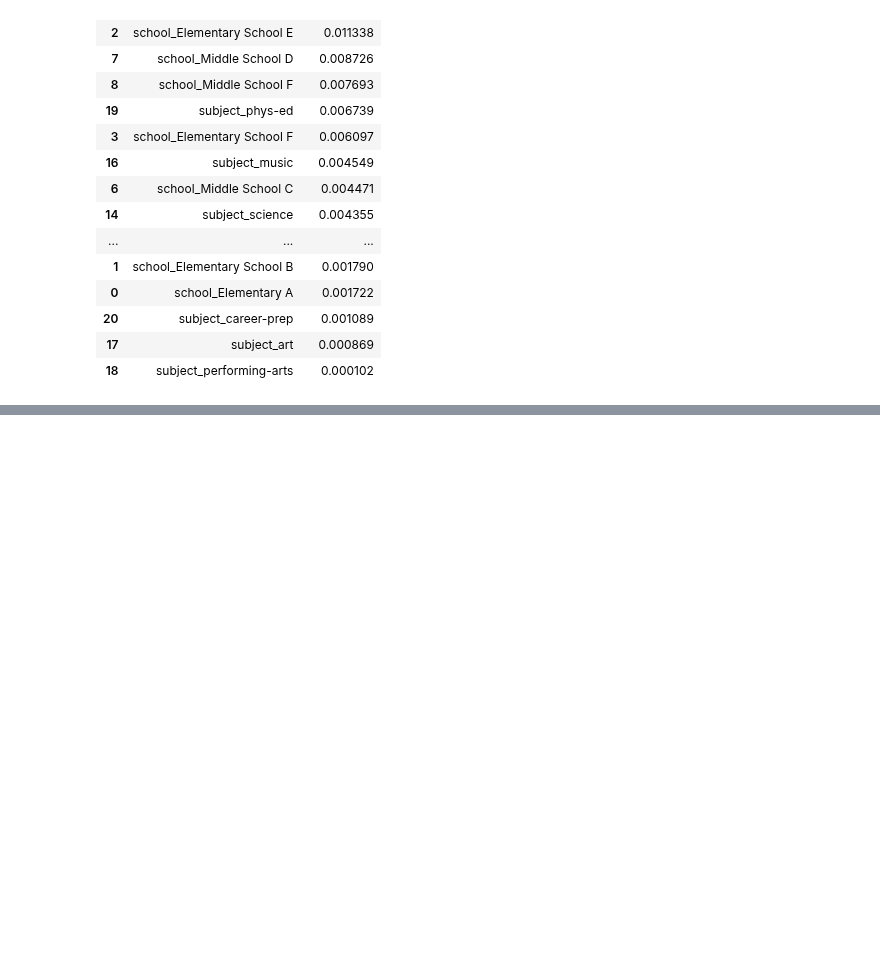
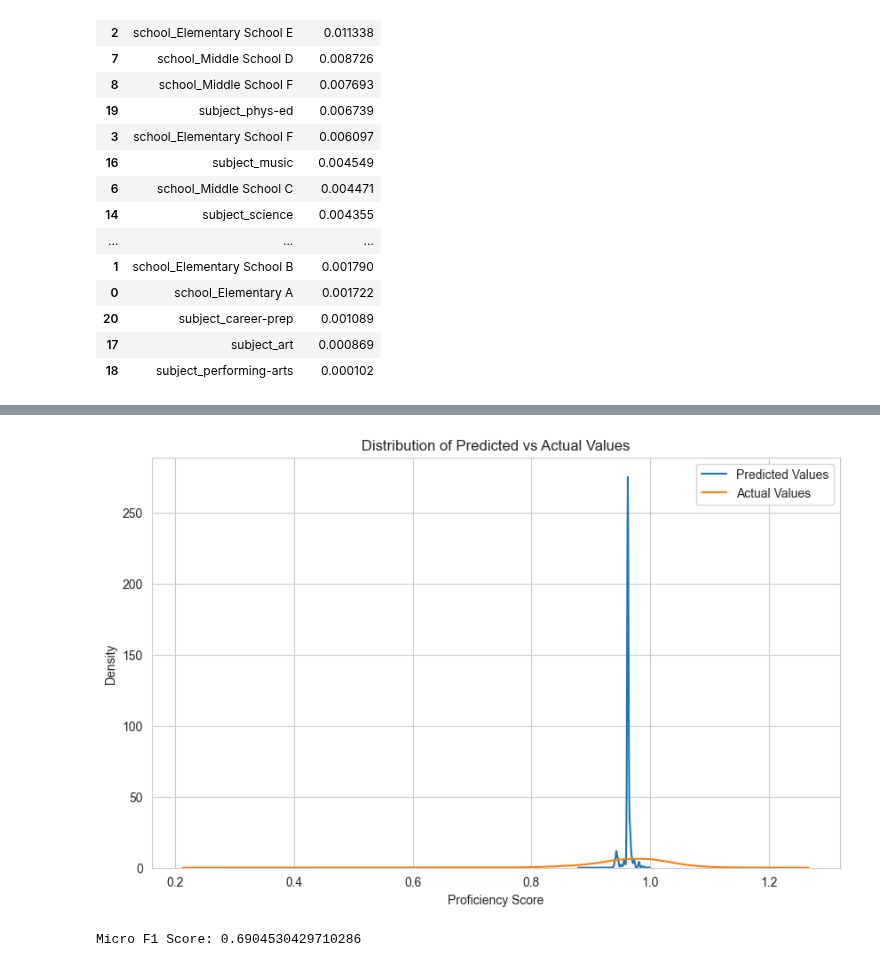
Before and after one commit to level-data-1a/predicting-proficiency, a Jupyter notebook: RandomForest/scantronMath_encoded.ipynb, the cells around one changed output, grey strips where cells are left out. Drawn from its saved outputs; the diff is of its cells as text; code cells hidden in the pictures; blank space fills up the shorter version.

Commit message:
Plot KDE of predictions

```diff
--- a/RandomForest/scantronMath_encoded.ipynb
+++ b/RandomForest/scantronMath_encoded.ipynb
@@ -4,6 +4,8 @@ import numpy as np
 import matplotlib.pyplot as plt
 import seaborn as sns
 import os
+sns.set_style("whitegrid")
+
 
 from sklearn.model_selection import train_test_split, cross_val_score, GridSearchCV
 from sklearn.metrics import mean_squared_error, mean_absolute_error, r2_score,classification_report, confusion_matrix,f1_score
@@ -253,0 +275,3 @@ importance_df.head(50)
+# %%
+scantronMath_38_encoded_df = pd.read_csv('../dataframes/scantronMath_38_encoded.csv')
+scantronMath_38_encoded_df.head()
@@ -253,0 +285,8 @@ importance_df.head(50)
+# %%
+#training
+X = scantronMath_38_encoded_df.drop(['proficient_score', 'is_proficient', 'studentId','dataSource', 'level', 'past_proficient_score'], axis=1)
+y = scantronMath_38_encoded_df['proficient_score']
+print("Number of examples: " + str(X.shape[0]))
+X_train,X_test, y_train,y_test = train_test_split(X,y, test_size=0.25,stratify= scantronMath_38_encoded_df['is_proficient'], random_state=123)
+print(X_train.shape)
+print(X_test.shape)
@@ -253,0 +322,21 @@ importance_df.head(50)
+# %%
+rf_model = RandomForestRegressor(max_depth=5, n_estimators=100)
+rf_model.fit(X_train,y_train)
+y_rf_pred = rf_model.predict(X_test)
+rf_rmse = mean_squared_error(y_test, y_rf_pred, squared=False)
+rf_r2 = r2_score(y_test, y_rf_pred)
+#trying to get f1 and accuracy score
+threshold = 0.97
+y_pred_bool = y_rf_pred >= threshold
+y_test_bool = y_test >= threshold
+
+print("threshold=", threshold)
+# Print the classification report
+print("\nClassification Report:")
+print(classification_report(y_test_bool, y_pred_bool))
+
+print("\nConfusion Matrix:")
+print(confusion_matrix(y_test_bool, y_pred_bool))
+
+print('[RF] Root Mean Squared Error: {0}'.format(rf_rmse))
+print('[RF] R2: {0}'.format(rf_r2))
@@ -253,0 +362,18 @@ importance_df.head(50)
+# %%
+plt.figure(figsize=(10,6))
+sns.kdeplot(data=y_rf_pred, label='Predicted Values')
+sns.kdeplot(data=y_test, label='Actual Values')
+plt.title('Distribution of Predicted vs Actual Values')
+plt.xlabel('Proficiency Score')
+plt.ylabel('Density')
+plt.legend()
+plt.show()
+# %% [output]
+[figure, added]
+# %%
+#looking at the micro score
+micro_f1 = f1_score(y_test_bool, y_pred_bool, average='micro')
+
+print("Micro F1 Score:", micro_f1)
+# %% [output]
+Micro F1 Score: 0.6904530429710286
```
Also changed, not shown: parts of 16 cells of this notebook, 1 other file.
